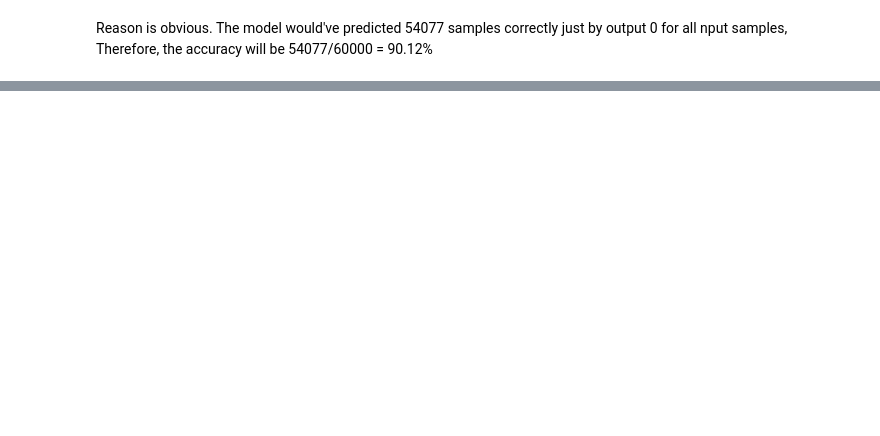
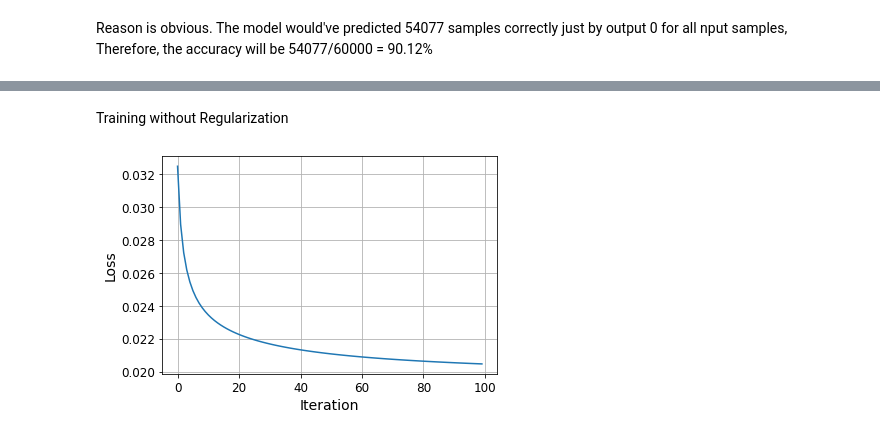
Before and after one commit to ananddotiyer/IIT-M, a Jupyter notebook: My Notes/MLP/Week6.ipynb, the cells around one changed output, grey strips where cells are left out. Drawn from its saved outputs; the diff is of its cells as text; code cells hidden in the pictures; blank space fills up the shorter version.

```diff
--- a/My Notes/MLP/Week6.ipynb
+++ b/My Notes/MLP/Week6.ipynb
@@ -104,0 +109,19 @@ Reason is obvious.  The model would've predicted 54077 samples correctly just by
+# %% [markdown]
+Training without Regularization
+# %%
+bin_sgd_clf = SGDClassifier(loss='log', penalty='l2', max_iter=1, warm_start=True, eta0=0.01, alpha=0, learning_rate='constant', random_state=1729)
+Loss = []
+iterations = 100
+for i in range(iterations):
+  bin_sgd_clf.fit(X_train, y_train_0)
+  y_pred = bin_sgd_clf.predict_proba(X_train)
+  Loss.append(log_loss(y_train_0, y_pred))
+# %%
+plt.figure()
+plt.plot(np.arange(iterations), Loss)
+plt.grid(True)
+plt.xlabel('Iteration')
+plt.ylabel('Loss')
+plt.show()
+# %% [output]
+[figure, added]
```
Also changed, not shown: parts of 25 cells of this notebook.
